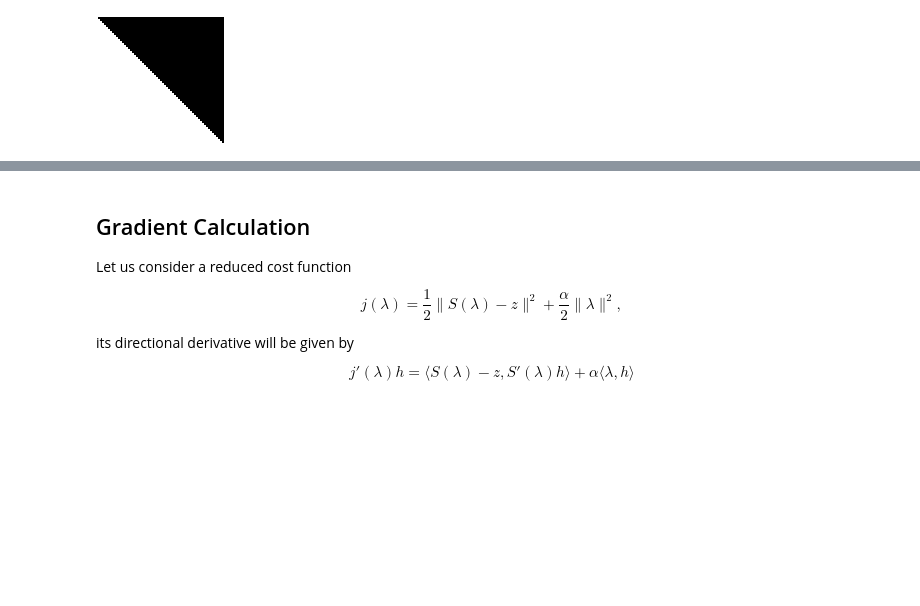
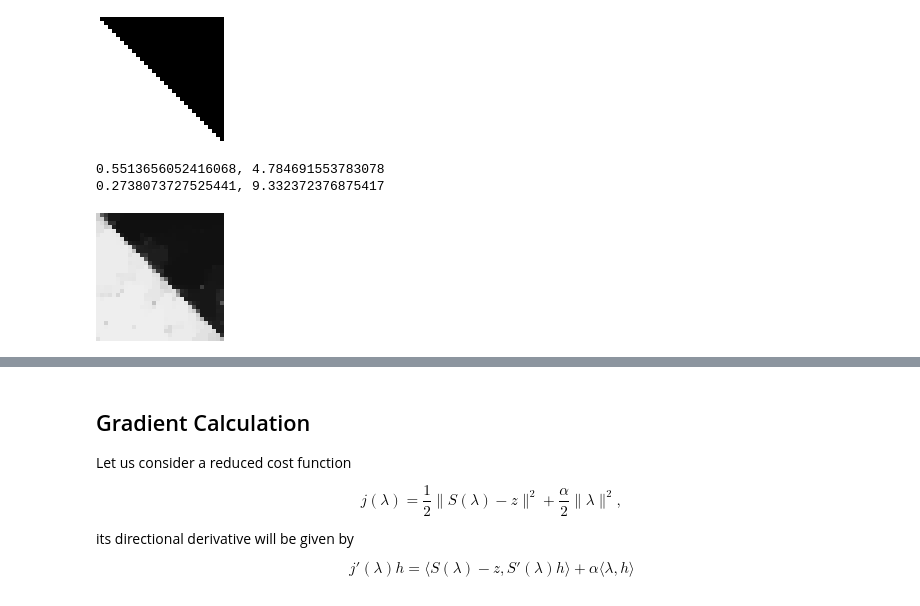
Before and after one commit to dvillacis/BilevelImagingParameterLearning.jl, a Jupyter notebook: demo/bilevel_scalar_rof/bilevel_scalar_vi.ipynb, the cells around one changed output, grey strips where cells are left out. Saved outputs shown, nothing was run; the diff lists cells and outputs as text; code cells hidden in the pictures; blank space fills up the shorter version.

```diff
--- a/demo/bilevel_scalar_rof/bilevel_scalar_vi.ipynb
+++ b/demo/bilevel_scalar_rof/bilevel_scalar_vi.ipynb
@@ -39,4 +39,13 @@ Gray.(f)
 Gray.(z)
 # %% [output]
 [figure]
+# %%
+u_h = lower_level_solver(u,f,10,K)
+println("$(ssim(u_h,z)), $(upper_level_cost(u_h,z,10,α))")
+println("$(ssim(f,z)), $(upper_level_cost(f,z,10,α))")
+Gray.(u_h)
+# %% [output]
+0.5513656052416068, 4.784691553783078
+0.2738073727525441, 9.332372376875417
+[figure, added]
 # %%
```
Also changed, not shown: parts of 20 cells of this notebook, 2 other files.
